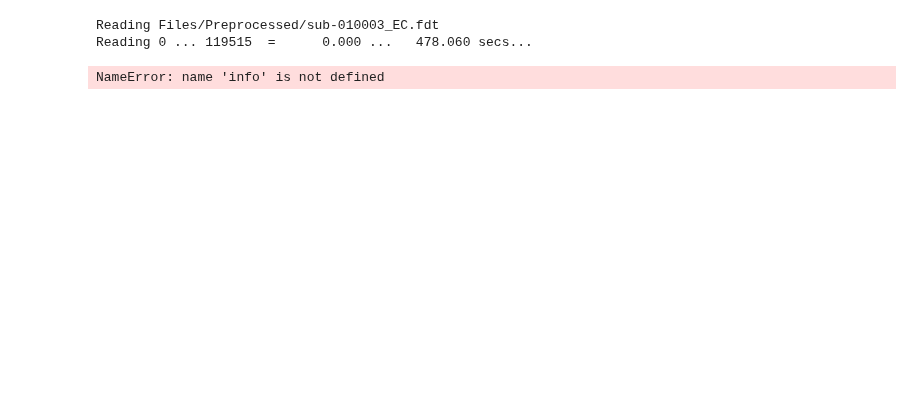
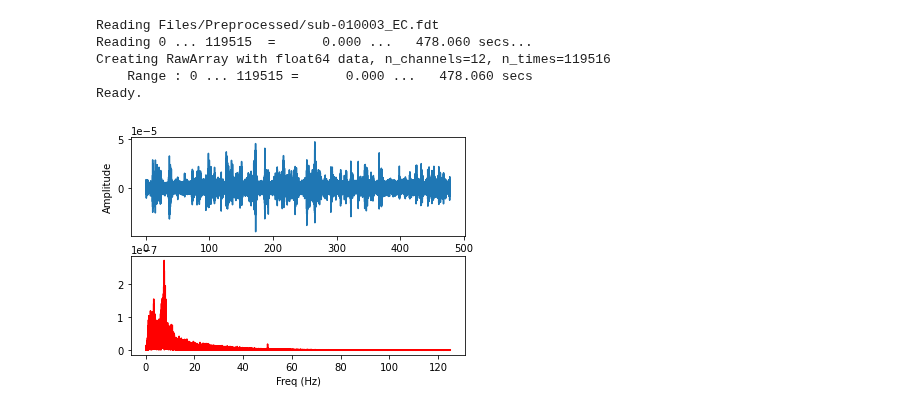
Before and after one commit to LaiaNO/EEG, a Jupyter notebook: 10_11_2020_EEGData.ipynb, the cells around one changed output. Drawn from its saved outputs; the diff is of its cells as text; code cells hidden in the pictures; blank space fills up the shorter version.

```diff
--- a/10_11_2020_EEGData.ipynb
+++ b/10_11_2020_EEGData.ipynb
@@ -89,8 +87,43 @@ chanles_names2 = x2.ch_names
 #REDUCE CHANELS TO 12
 groups_date_finalle2 = opteciogrups(chanles_names2, groups, datax2)
 #TRANSFORM TO MNE
+titlegrup = ["ch1","ch2","ch3","ch4","ch5","ch6","ch7","ch8","ch9","ch10","ch11","ch12"]
+ct_ty = ["eeg", "eeg", "eeg", "eeg", "eeg", "eeg", "eeg", "eeg", "eeg", "eeg", "eeg", "eeg"]
+sfreq = 250
+info = mne.create_info(ch_names=titlegrup, sfreq=sfreq, ch_types=ct_ty)
 raw2 = mne.io.RawArray(groups_date_finalle2, info)
 # %% [output]
 Reading Files/Preprocessed/sub-010003_EC.fdt
 Reading 0 ... 119515  =      0.000 ...   478.060 secs...
+Creating RawArray with float64 data, n_channels=12, n_times=119516
+    Range : 0 ... 119515 =      0.000 ...   478.060 secs
+Ready.
-NameError: name 'info' is not defined
+# %%
+import math
+data = groups_date_finalle2[0]
+
+Fs = 250.0
+Ts = 1.0/Fs
+t = np.arange(len(data)) / Fs
+
+n = len(data) # length of the signal
+k = np.arange(n)
+T = n/Fs
+frq = k/T # two sides frequency range
+frq = frq[range(int(n/2))]
+
+Y = np.fft.fft(data)/n
+Y = Y[range(int(n/2))]
+
+
+fig, ax = plt.subplots(2, 1)
+ax[0].plot(t,data)
+ax[0].set_xlabel('Time')
+ax[0].set_ylabel('Amplitude')
+ax[1].plot(frq,abs(Y),'r')
+ax[1].set_xlabel('Freq (Hz)')
+
+plt.draw()
+plt.show()
+# %% [output]
+[figure, added]
```
Also changed, not shown: parts of 5 cells of this notebook, 1 other file.
